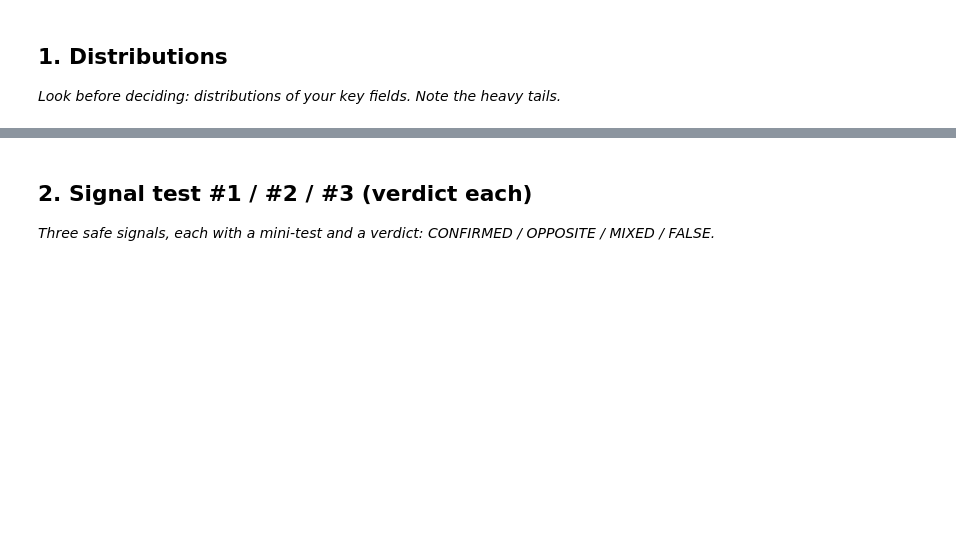
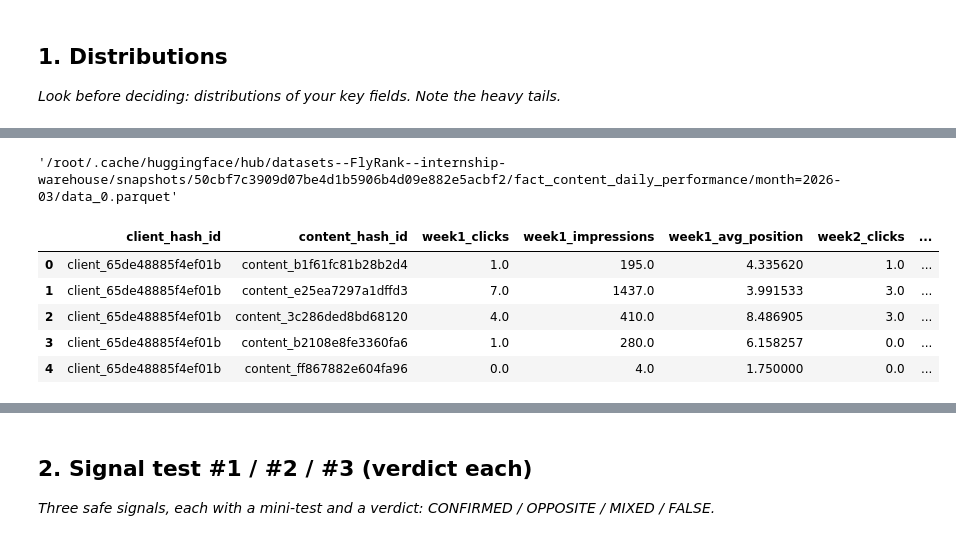
Before and after one commit to JasperOwen/flyrank-ml-internship, a Jupyter notebook: work/notebooks/w04_signal_audit.ipynb, the cells around one changed output, grey strips where cells are left out. Saved outputs shown, nothing was run; the diff lists cells and outputs as text; code cells hidden in the pictures; blank space fills up the shorter version.

```diff
--- a/work/notebooks/w04_signal_audit.ipynb
+++ b/work/notebooks/w04_signal_audit.ipynb
@@ -15,0 +32,44 @@ This skeleton is yours to fill. Work the sections **in order** — each one has
+# %%
+from huggingface_hub import hf_hub_download
+
+file_path = hf_hub_download(
+    repo_id="FlyRank/internship-warehouse",
+    repo_type="dataset",
+    filename="fact_content_daily_performance/month=2026-03/data_0.parquet",
+    token=hf_token
+)
+
+file_path
+# %% [output]
+'/root/.cache/huggingface/hub/datasets--FlyRank--internship-warehouse/snapshots/50cbf7c3909d07be4d1b5906b4d09e882e5acbf2/fact_content_daily_performance/month=2026-03/data_0.parquet'
+# %%
+page_performance_query = f"""
+SELECT
+    client_hash_id,
+    content_hash_id,
+
+    -- Week 1 (March 1-6)
+    SUM(CASE WHEN report_date <= '2026-03-07' THEN gsc_clicks ELSE 0 END) AS week1_clicks,
+    SUM(CASE WHEN report_date <= '2026-03-07' THEN gsc_impressions ELSE 0 END) AS week1_impressions,
+    AVG(CASE WHEN report_date <= '2026-03-07' AND gsc_avg_position > 0 THEN gsc_avg_position ELSE NULL END) AS week1_avg_position,
+
+    -- Week 2 (March 8-15)
+    SUM(CASE WHEN report_date > '2026-03-07' AND report_date <= '2026-03-15' THEN gsc_clicks ELSE 0 END) AS week2_clicks,
+    SUM(CASE WHEN report_date > '2026-03-07' AND report_date <= '2026-03-15' THEN gsc_impressions ELSE 0 END) AS week2_impressions,
+    AVG(CASE WHEN report_date > '2026-03-07' AND report_date <= '2026-03-15' AND gsc_avg_position > 0 THEN gsc_avg_position ELSE NULL END) AS week2_avg_position,
+
+FROM read_parquet('{file_path}')
+WHERE gsc_data_available IS TRUE
+  AND ga4_data_available IS TRUE
+GROUP BY client_hash_id, content_hash_id
+"""
+
+page_performance = con.sql(page_performance_query).df()
+page_performance.head()
+# %% [output]
+|  | client_hash_id | content_hash_id | week1_clicks | week1_impressions | week1_avg_position | week2_clicks | ... |
+| 0 | client_65de48885f4ef01b | content_b1f61fc81b28b2d4 | 1.0 | 195.0 | 4.335620 | 1.0 | ... |
+| 1 | client_65de48885f4ef01b | content_e25ea7297a1dffd3 | 7.0 | 1437.0 | 3.991533 | 3.0 | ... |
+| 2 | client_65de48885f4ef01b | content_3c286ded8bd68120 | 4.0 | 410.0 | 8.486905 | 3.0 | ... |
+| 3 | client_65de48885f4ef01b | content_b2108e8fe3360fa6 | 1.0 | 280.0 | 6.158257 | 0.0 | ... |
+| 4 | client_65de48885f4ef01b | content_ff867882e604fa96 | 0.0 | 4.0 | 1.750000 | 0.0 | ... |
```
Also changed, not shown: parts of 16 cells of this notebook.
